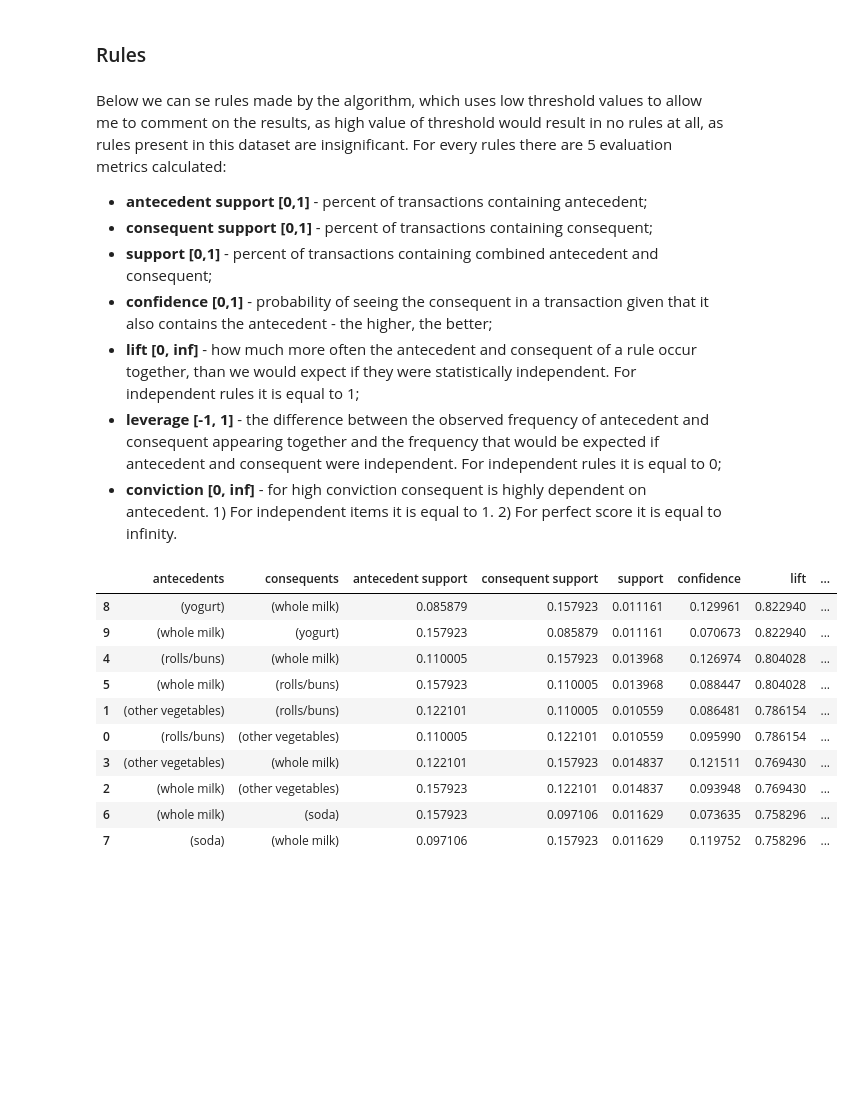
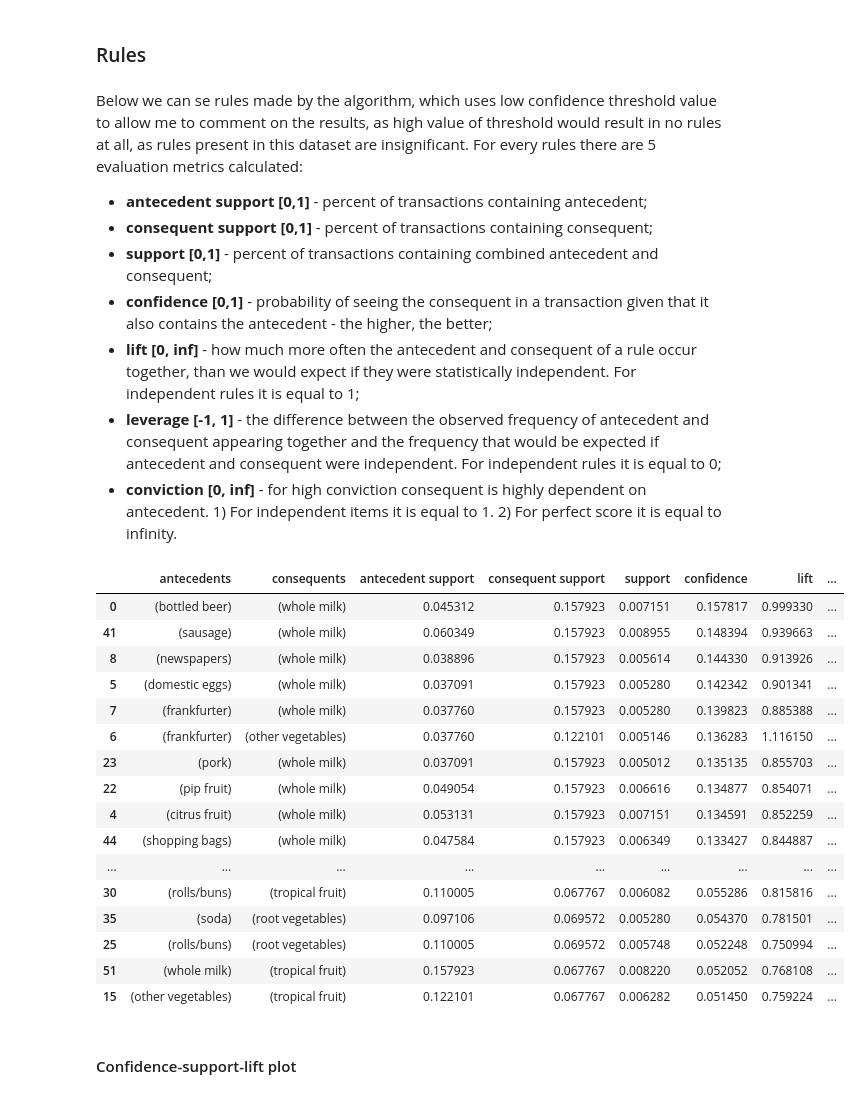
Before and after one commit to dukekush/Association_Rules, a Jupyter notebook: UL_Association_Rules.ipynb, the cells around one changed output. Drawn from its saved outputs; the diff is of its cells as text; code cells hidden in the pictures; blank space fills up the shorter version.

```diff
--- a/UL_Association_Rules.ipynb
+++ b/UL_Association_Rules.ipynb
@@ -143,11 +141,11 @@ Below support values for itemsets are calculated and then value of their support
 # %%
-frequent_items = apriori(basket_sets, min_support=0.01, use_colnames=True)
+frequent_items = apriori(basket_sets, min_support=0.005, use_colnames=True)
 
 frequent_items_to_plot = frequent_items.set_index("itemsets")
-fig, ax = plt.subplots(1, 2, figsize=(30, 10))
+fig, ax = plt.subplots(1, 2, figsize=(30, 20))
 
-frequent_items_to_plot.sort_values("support", ascending=False).head(40).sort_values("support").plot(kind="barh", ax=ax[0])  # 1 - 50 most frequent items
-frequent_items_to_plot.sort_values("support", ascending=False).tail(40).sort_values("support").plot(kind="barh", ax=ax[1])  # 50 - 100 frequent items
+frequent_items_to_plot.sort_values("support", ascending=False).head(63).sort_values("support").plot(kind="barh", ax=ax[0])  # 1 - 63 most frequent items
+frequent_items_to_plot.sort_values("support", ascending=False).tail(63).sort_values("support").plot(kind="barh", ax=ax[1])  # 63 - 126 frequent items
 ax[0].grid(axis="x", color="black")
 ax[0].tick_params(labelbottom=True, labeltop=True)
 ax[1].grid(axis="x", color="black")
@@ -157,7 +155,7 @@ ax[1].tick_params(labelbottom=True, labeltop=True)
 # %% [markdown]
 ### Rules
 # %% [markdown]
-Below we can se rules made by the algorithm, which uses low threshold values to allow me to comment on the results, as high value of threshold would result in no rules at all, as rules present in this dataset are insignificant. For every rules there are 5 evaluation metrics calculated:
+Below we can se rules made by the algorithm, which uses low confidence threshold value to allow me to comment on the results, as high value of threshold would result in no rules at all, as rules present in this dataset are insignificant. For every rules there are 5 evaluation metrics calculated:
  - <b>antecedent support [0,1]</b> - percent of transactions containing antecedent;
  - <b>consequent support [0,1]</b> - percent of transactions containing consequent;
  - <b>support [0,1]</b> - percent of transactions containing combined antecedent and consequent;
@@ -166,17 +164,25 @@ Below we can se rules made by the algorithm, which uses low threshold values to
  - <b>leverage [-1, 1]</b> - the difference between the observed frequency of antecedent and consequent appearing together and the frequency that would be expected if antecedent and consequent were independent. For independent rules it is equal to 0;
  - <b>conviction [0, inf]</b> - for high conviction consequent is highly dependent on antecedent. 1) For independent items it is equal to 1. 2) For perfect score it is equal to infinity.
 # %%
-rules = association_rules(frequent_items, metric="confidence", min_threshold=0.05)  # set low threshold to analyse
-rules.sort_values("lift", ascending=False)
+rules = association_rules(frequent_items, metric="confidence", min_threshold=0.05)  # set low threshold to analyse some patterns
+rules.sort_values("confidence", ascending=False)
 # %% [output]
 |  | antecedents | consequents | antecedent support | consequent support | support | confidence | lift | ... |
-| 8 | (yogurt) | (whole milk) | 0.085879 | 0.157923 | 0.011161 | 0.129961 | 0.822940 | ... |
-| 9 | (whole milk) | (yogurt) | 0.157923 | 0.085879 | 0.011161 | 0.070673 | 0.822940 | ... |
-| 4 | (rolls/buns) | (whole milk) | 0.110005 | 0.157923 | 0.013968 | 0.126974 | 0.804028 | ... |
-| 5 | (whole milk) | (rolls/buns) | 0.157923 | 0.110005 | 0.013968 | 0.088447 | 0.804028 | ... |
-| 1 | (other vegetables) | (rolls/buns) | 0.122101 | 0.110005 | 0.010559 | 0.086481 | 0.786154 | ... |
-| 0 | (rolls/buns) | (other vegetables) | 0.110005 | 0.122101 | 0.010559 | 0.095990 | 0.786154 | ... |
-| 3 | (other vegetables) | (whole milk) | 0.122101 | 0.157923 | 0.014837 | 0.121511 | 0.769430 | ... |
-| 2 | (whole milk) | (other vegetables) | 0.157923 | 0.122101 | 0.014837 | 0.093948 | 0.769430 | ... |
-| 6 | (whole milk) | (soda) | 0.157923 | 0.097106 | 0.011629 | 0.073635 | 0.758296 | ... |
-| 7 | (soda) | (whole milk) | 0.097106 | 0.157923 | 0.011629 | 0.119752 | 0.758296 | ... |
+| 0 | (bottled beer) | (whole milk) | 0.045312 | 0.157923 | 0.007151 | 0.157817 | 0.999330 | ... |
+| 41 | (sausage) | (whole milk) | 0.060349 | 0.157923 | 0.008955 | 0.148394 | 0.939663 | ... |
+| 8 | (newspapers) | (whole milk) | 0.038896 | 0.157923 | 0.005614 | 0.144330 | 0.913926 | ... |
+| 5 | (domestic eggs) | (whole milk) | 0.037091 | 0.157923 | 0.005280 | 0.142342 | 0.901341 | ... |
+| 7 | (frankfurter) | (whole milk) | 0.037760 | 0.157923 | 0.005280 | 0.139823 | 0.885388 | ... |
+| 6 | (frankfurter) | (other vegetables) | 0.037760 | 0.122101 | 0.005146 | 0.136283 | 1.116150 | ... |
+| 23 | (pork) | (whole milk) | 0.037091 | 0.157923 | 0.005012 | 0.135135 | 0.855703 | ... |
+| 22 | (pip fruit) | (whole milk) | 0.049054 | 0.157923 | 0.006616 | 0.134877 | 0.854071 | ... |
+| 4 | (citrus fruit) | (whole milk) | 0.053131 | 0.157923 | 0.007151 | 0.134591 | 0.852259 | ... |
+| 44 | (shopping bags) | (whole milk) | 0.047584 | 0.157923 | 0.006349 | 0.133427 | 0.844887 | ... |
+| ... | ... | ... | ... | ... | ... | ... | ... | ... |
+| 30 | (rolls/buns) | (tropical fruit) | 0.110005 | 0.067767 | 0.006082 | 0.055286 | 0.815816 | ... |
+| 35 | (soda) | (root vegetables) | 0.097106 | 0.069572 | 0.005280 | 0.054370 | 0.781501 | ... |
+| 25 | (rolls/buns) | (root vegetables) | 0.110005 | 0.069572 | 0.005748 | 0.052248 | 0.750994 | ... |
+| 51 | (whole milk) | (tropical fruit) | 0.157923 | 0.067767 | 0.008220 | 0.052052 | 0.768108 | ... |
+| 15 | (other vegetables) | (tropical fruit) | 0.122101 | 0.067767 | 0.006282 | 0.051450 | 0.759224 | ... |
+# %% [markdown]
+#### Confidence-support-lift plot
```
Also changed, not shown: parts of 18 cells of this notebook, 1 other file.
